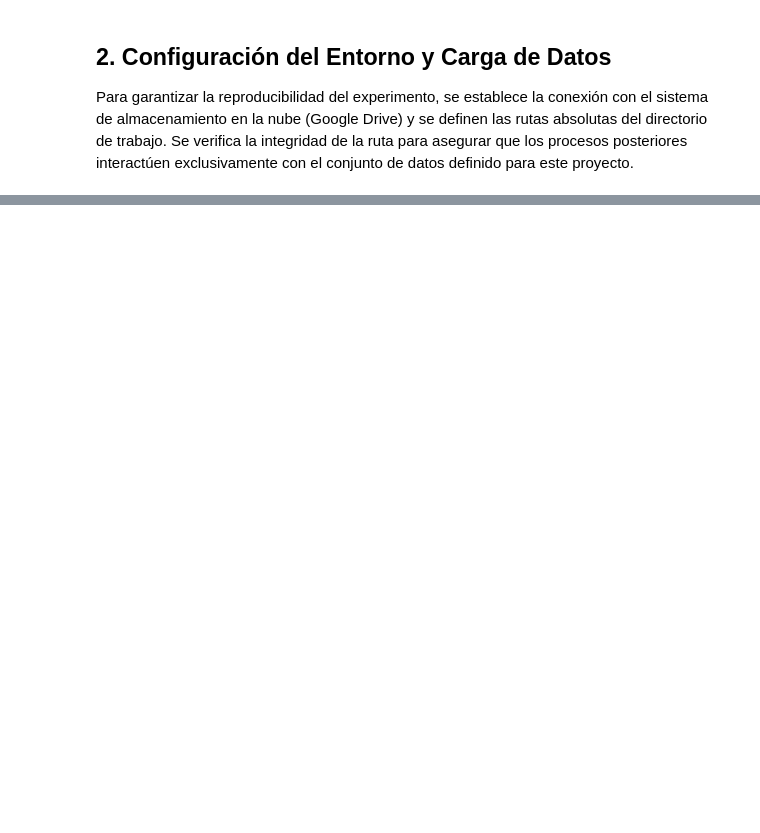
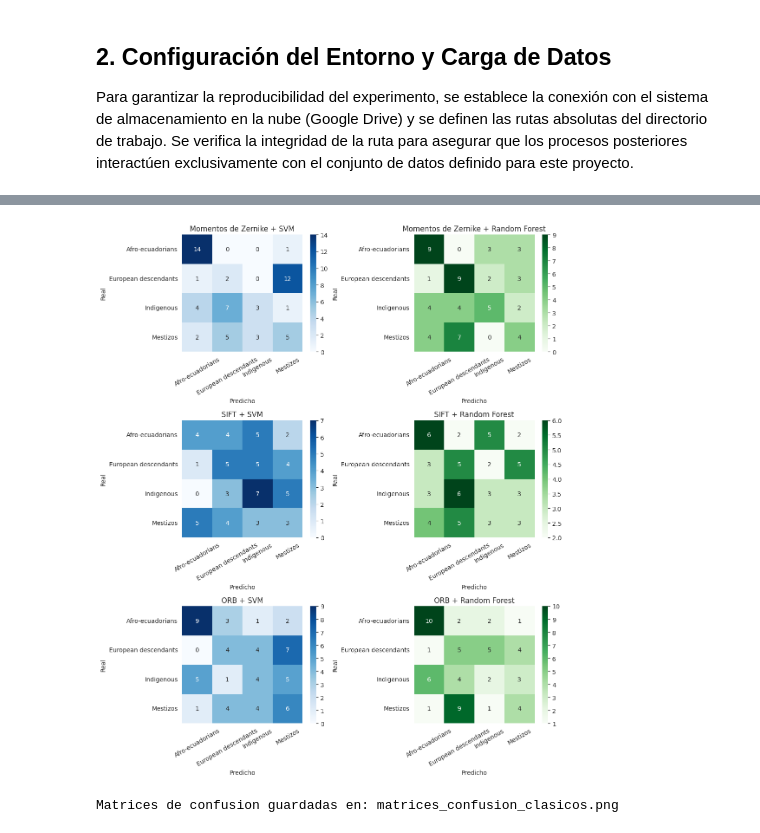
Before and after one commit to Nihilyteo/Integrador-EthnicEcuadorian-Clasificador, a Jupyter notebook: Integrador.ipynb, the cells around one changed output, grey strips where cells are left out. Cells and saved outputs as stored; diff of their text form; code cells hidden in the pictures; blank space fills up the shorter version.

```diff
--- a/Integrador.ipynb
+++ b/Integrador.ipynb
@@ -761,0 +934,52 @@ Descriptor  Clasificador Accuracy Global Tiempo (s)
+# %%
+# Matrices de confusion de los 6 modelos clasicos (para el informe Y para la web app)
+# Reentrenamos rapido con el mismo split para poder graficar la matriz de cada uno
+# (los modelos ya entrenados arriba no guardaron y_test/y_pred por separado)
+from sklearn.metrics import confusion_matrix
+
+fig, axes = plt.subplots(3, 2, figsize=(11, 13))
+
+for i, (nombre_desc, archivo) in enumerate(archivos_csv.items()):
+    ruta_csv = os.path.join(OUTPUT_PATH, archivo)
+    df = pd.read_csv(ruta_csv)
+    X = df.drop('class', axis=1)
+    y = df['class']
+
+    X_train, X_test, y_train, y_test = train_test_split(
+        X, y, test_size=0.30, random_state=42, stratify=y
+    )
+    scaler = StandardScaler()
+    X_train_scaled = scaler.fit_transform(X_train)
+    X_test_scaled = scaler.transform(X_test)
+
+    svm_model = SVC(kernel='linear', class_weight='balanced', random_state=42, probability=True)
+    svm_model.fit(X_train_scaled, y_train)
+    y_pred_svm = svm_model.predict(X_test_scaled)
+
+    rf_model = RandomForestClassifier(n_estimators=100, class_weight='balanced', n_jobs=-1, random_state=42)
+    rf_model.fit(X_train_scaled, y_train)
+    y_pred_rf = rf_model.predict(X_test_scaled)
+
+    clases_unicas = sorted(y.unique())
+
+    cm_svm = confusion_matrix(y_test, y_pred_svm, labels=clases_unicas)
+    sns.heatmap(cm_svm, annot=True, fmt='d', cmap='Blues', xticklabels=clases_unicas,
+                yticklabels=clases_unicas, ax=axes[i, 0])
+    axes[i, 0].set_title(f'{nombre_desc} + SVM')
+    axes[i, 0].set_xlabel('Predicho'); axes[i, 0].set_ylabel('Real')
+    axes[i, 0].tick_params(axis='x', rotation=30)
+
+    cm_rf = confusion_matrix(y_test, y_pred_rf, labels=clases_unicas)
+    sns.heatmap(cm_rf, annot=True, fmt='d', cmap='Greens', xticklabels=clases_unicas,
+                yticklabels=clases_unicas, ax=axes[i, 1])
+    axes[i, 1].set_title(f'{nombre_desc} + Random Forest')
+    axes[i, 1].set_xlabel('Predicho'); axes[i, 1].set_ylabel('Real')
+    axes[i, 1].tick_params(axis='x', rotation=30)
+
+plt.tight_layout()
+plt.savefig(os.path.join(OUTPUT_PATH, 'matrices_confusion_clasicos.png'), dpi=150)
+plt.show()
+print("Matrices de confusion guardadas en: matrices_confusion_clasicos.png")
+# %% [output]
+[figure, added]
+Matrices de confusion guardadas en: matrices_confusion_clasicos.png
```
Also changed, not shown: parts of 45 cells of this notebook.
